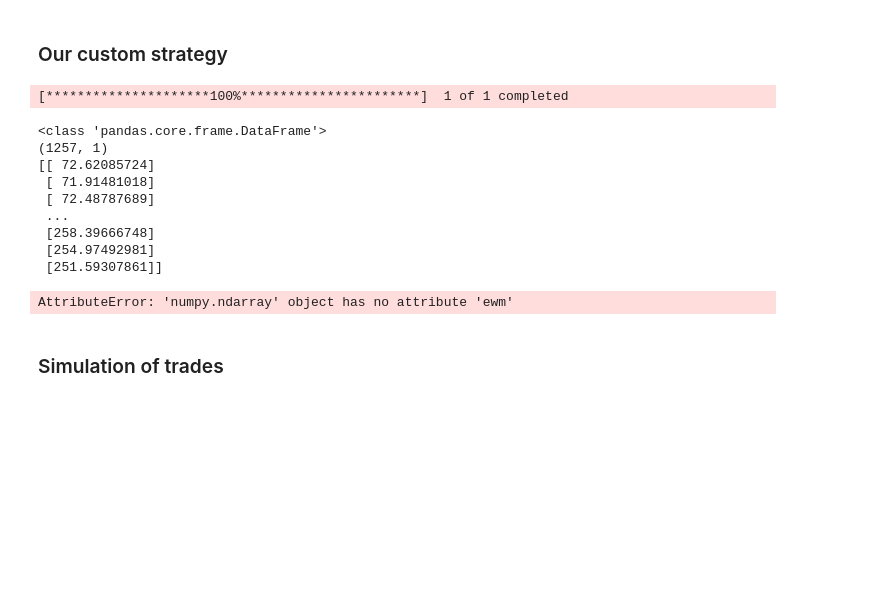
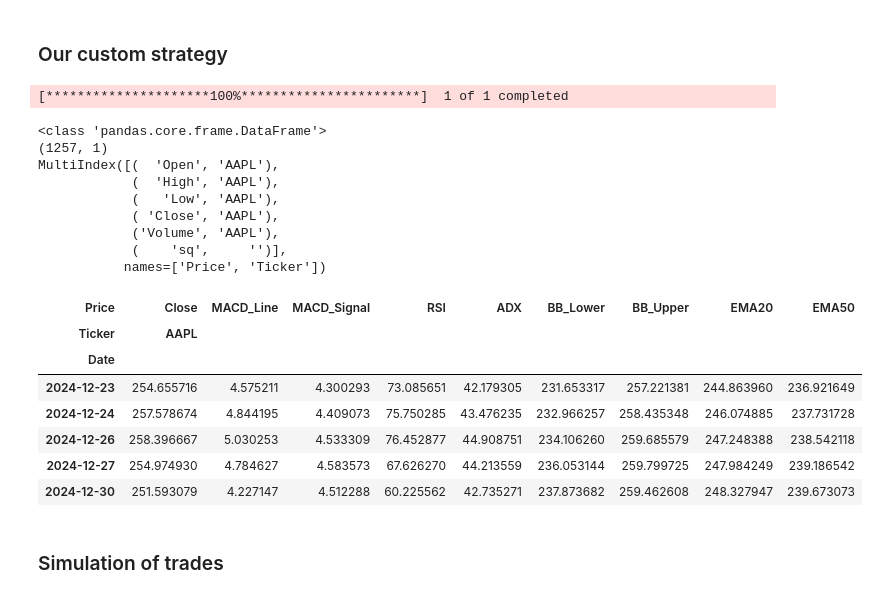
Before and after one commit to Mursalin1011/Stocks-BackTesting-python, a Jupyter notebook: Stock_backtesting_practice_1.ipynb, the cells around one changed output. Drawn from its saved outputs; the diff is of its cells as text; code cells hidden in the pictures; blank space fills up the shorter version.

```diff
--- a/Stock_backtesting_practice_1.ipynb
+++ b/Stock_backtesting_practice_1.ipynb
@@ -113,62 +113,73 @@ df = yf.download("AAPL", start="2020-01-01", end="2024-12-31")[['Open', 'High',
 df.dropna(inplace=True)
 print(type(df['Close']))
 print(df['Close'].shape)
-df['sq'] = df['Close'].values
-print(df['Close'].values)
+df['sq'] = df['Close'].squeeze()
+print(df.columns)
 # %% [output]
 [*********************100%***********************]  1 of 1 completed
 <class 'pandas.core.frame.DataFrame'>
 (1257, 1)
-[[ 72.62085724]
- [ 71.91481018]
- [ 72.48787689]
- ...
- [258.39666748]
- [254.97492981]
- [251.59307861]]
+MultiIndex([(  'Open', 'AAPL'),
+            (  'High', 'AAPL'),
+            (   'Low', 'AAPL'),
+            ( 'Close', 'AAPL'),
+            ('Volume', 'AAPL'),
+            (    'sq',     '')],
+           names=['Price', 'Ticker'])
 # %%
 
 
 # 🎯 --- Indicator Calculations ---
-
+df['ADR'] = (df['High'].squeeze() - df['Low'].squeeze()) / df['Close'].squeeze()
+df['ADR_SMA'] = df['ADR'].rolling(window=14).mean()
 # ✅ MACD (EMA10/EMA20 custom MACD)
-macd = MACD(close=df['Close'].values, window_fast=10, window_slow=20, window_sign=9)
-print(macd)
+macd = MACD(close=df['Close'].squeeze(), window_fast=10, window_slow=20, window_sign=9, fillna=True)
 df['MACD_Line'] = macd.macd()
 df['MACD_Signal'] = macd.macd_signal()
-print(df.columns)
+df['MACD_Hist'] = macd.macd_diff()
+df['MACD_Bullish'] = df['MACD_Line'] > df['MACD_Signal']
+
 # # ✅ RSI (14)
-# rsi = RSIIndicator(close=df['sq'], window=14)
-# df['RSI'] = rsi.rsi()
+rsi = RSIIndicator(close=df['Close'].squeeze(), window=14)
+df['RSI'] = rsi.rsi()
 
 # # ✅ ADX (14)
-# # adx = ADXIndicator(high=df['High'], low=df['Low'], close=df['sq'], window=14)
-# # df['ADX'] = adx.adx()
-# # df['ADX_Pos'] = adx.adx_pos()
-# # df['ADX_Neg'] = adx.adx_neg()
+adx = ADXIndicator(high=df['High'].squeeze(), low=df['Low'].squeeze(), close=df['Close'].squeeze(), window=14)
+df['ADX'] = adx.adx()
+df['ADX_Pos'] = adx.adx_pos()
+df['ADX_Neg'] = adx.adx_neg()
 
 # # ✅ OBV (On Balance Volume)
-# obv = OnBalanceVolumeIndicator(close=df['sq'], volume=df['Volume'])
-# df['OBV'] = obv.on_balance_volume()
+obv = OnBalanceVolumeIndicator(close=df['Close'].squeeze(), volume=df['Volume'].squeeze())
+df['OBV'] = obv.on_balance_volume()
+df['OBV_Change'] = df['OBV'].diff()
+df['OBV_Rising'] = df['OBV_Change'] > 0
 
 # # ✅ Bollinger Bands (20 SMA, 2 Std)
-# bb = BollingerBands(close=df['sq'], window=20, window_dev=2)
-# df['BB_Middle'] = bb.bollinger_mavg()
-# df['BB_Upper'] = bb.bollinger_hband()
-# df['BB_Lower'] = bb.bollinger_lband()
-# df['BB_Width'] = df['BB_Upper'] - df['BB_Lower']
+bb = BollingerBands(close=df['Close'].squeeze(), window=20, window_dev=2)
+df['BB_Mid'] = bb.bollinger_mavg()
+df['BB_Upper'] = bb.bollinger_hband()
+df['BB_Lower'] = bb.bollinger_lband()
+df['BB_Breakout'] = df['Close'].squeeze() > df['BB_Mid']
 
 # # ✅ Bollinger Band Squeeze Detection
 # df['BB_Squeeze'] = df['BB_Width'] < df['BB_Width'].rolling(window=20).quantile(0.25)
 
 # # ✅ EMA 20 & EMA 50
-# df['EMA20'] = df['sq'].ewm(span=20, adjust=False).mean()
-# df['EMA50'] = df['sq'].ewm(span=50, adjust=False).mean()
+df['EMA20'] = df['Close'].ewm(span=20, adjust=False).mean()
+df['EMA50'] = df['Close'].ewm(span=50, adjust=False).mean()
 
 # # 🧼 Clean up any leftover NaNs from indicators
-# df.dropna(inplace=True)
+df.dropna(inplace=True)
 
 # # ✅ Preview final DataFrame (last few rows)
-# df[['Close', 'MACD_Line', 'MACD_Signal', 'RSI', 'ADX', 'OBV', 'BB_Lower', 'BB_Upper', 'BB_Squeeze', 'EMA20', 'EMA50']].tail()
+df[['Close', 'MACD_Line', 'MACD_Signal', 'RSI', 'ADX', 'BB_Lower', 'BB_Upper', 'EMA20', 'EMA50']].tail()
 # %% [output]
-AttributeError: 'numpy.ndarray' object has no attribute 'ewm'
+| Price | Close | MACD_Line | MACD_Signal | RSI | ADX | BB_Lower | BB_Upper | EMA20 | EMA50 |
+| Ticker | AAPL |  |  |  |  |  |  |  |  |
+| Date |  |  |  |  |  |  |  |  |  |
+| 2024-12-23 | 254.655716 | 4.575211 | 4.300293 | 73.085651 | 42.179305 | 231.653317 | 257.221381 | 244.863960 | 236.921649 |
+| 2024-12-24 | 257.578674 | 4.844195 | 4.409073 | 75.750285 | 43.476235 | 232.966257 | 258.435348 | 246.074885 | 237.731728 |
+| 2024-12-26 | 258.396667 | 5.030253 | 4.533309 | 76.452877 | 44.908751 | 234.106260 | 259.685579 | 247.248388 | 238.542118 |
+| 2024-12-27 | 254.974930 | 4.784627 | 4.583573 | 67.626270 | 44.213559 | 236.053144 | 259.799725 | 247.984249 | 239.186542 |
+| 2024-12-30 | 251.593079 | 4.227147 | 4.512288 | 60.225562 | 42.735271 | 237.873682 | 259.462608 | 248.327947 | 239.673073 |
```
Also changed, not shown: parts of 12 cells of this notebook.
